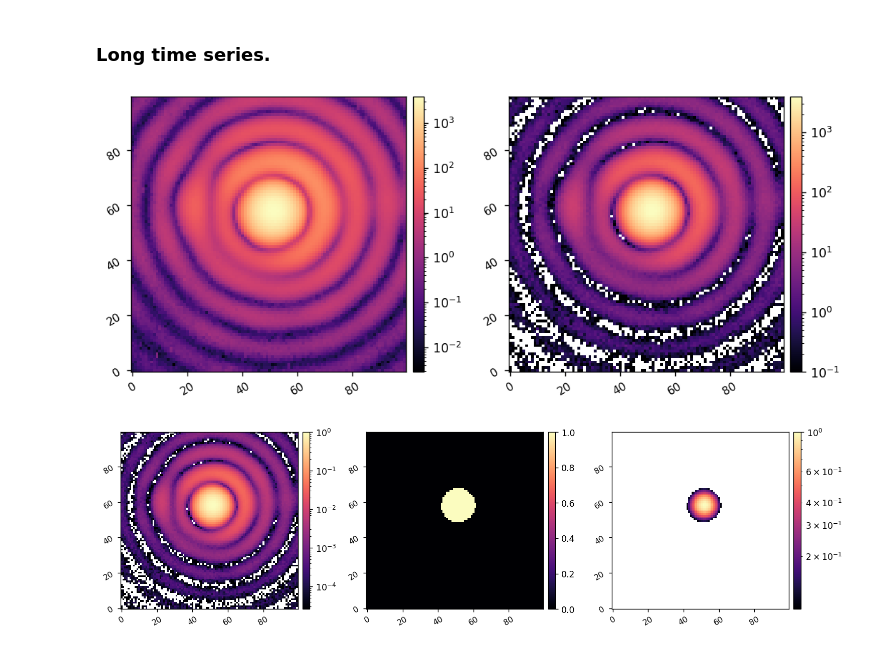
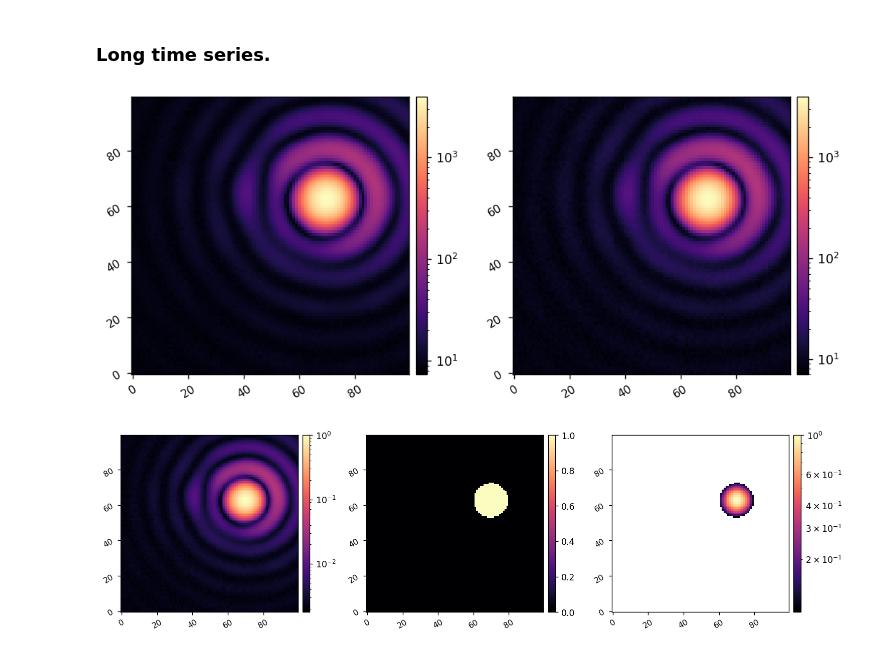
Before and after one commit to nick-lambert/fsm-exps, a Jupyter notebook: analyze_stability_with_enclosure.ipynb, the cells around one changed output. Drawn from its saved outputs; the diff is of its cells as text; code cells hidden in the pictures.

```diff
--- a/analyze_stability_with_enclosure.ipynb
+++ b/analyze_stability_with_enclosure.ipynb
@@ -243,18 +243,36 @@ plt.show()
 # %%
 # date = 20241118
 # data, hdr = utils.load_fits(f'data/drift/{date}_long_drift_data_fsm_on.fits', header=True)
-date = 20241119
-data, hdr = utils.load_fits(f'data/drift/{date}_long_drift_data_fsm_on_2.fits', header=True)
-data = np_array(data)
+# date = 20241119
+# data, hdr = utils.load_fits(f'data/drift/{date}_long_drift_data_fsm_on_2.fits', header=True)
+# data = np_array(data)
 
-N = hdr['NAXIS3']
-fps = hdr['FPS']
+# N = hdr['NAXIS3']
+# fps = hdr['FPS']
+# mean_frame = np.mean(data, axis=0)
+# imshow2(mean_frame, data[0], lognorm=True)
+
+# times = np.linspace(0, hdr['T_TOTAL'], data.shape[0])
+
+# date = 20241120
+# data_dict = utils.load_pickle(f'data/drift/{date}_long_drift_data_fsm_on.pkl')
+# data_dict = utils.load_pickle(f'data/drift/{date}_long_drift_data_fsm_on_2.pkl')
+
+date = 20241122
+data_dict = utils.load_pickle(f'data/drift/{date}_long_drift_data_fsm_on.pkl')
+# data_dict = utils.load_pickle(f'data/drift/{date}_long_drift_data_fsm_on_2.pkl')
+
+
+data = data_dict['FRAMES']
+fps = data_dict['FPS']
+
+N = data.shape[0]
 mean_frame = np.mean(data, axis=0)
 imshow2(mean_frame, data[0], lognorm=True)
 
-times = np.linspace(0, hdr['T_TOTAL'], data.shape[0])
+times = np.linspace(0, data_dict['TIME'], data.shape[0])
 # %% [output]
-[figure, old version]
+[figure, new version]
 # %%
 # shift_pix = []
 # for i in range(Nlong):
@@ -264,7 +282,7 @@ times = np.linspace(0, hdr['T_TOTAL'], data.shape[0])
 
 shift_pix = []
 cen_0 = utils.centroid(data[0].astype(float), thresh=thresh, plot=True)
-for i in range(Nshort):
+for i in range(N):
     cen = utils.centroid(data[i].astype(float), thresh=thresh, plot=0)
     shift = cen - cen_0
     shift_pix.append(shift)
@@ -273,7 +291,7 @@ shift_pix = np.array(shift_pix)
 shift_pix[:,0] = shift_pix[:,0] - np.mean(shift_pix[:,0])
 shift_pix[:,1] = shift_pix[:,1] - np.mean(shift_pix[:,1])
 # %% [output]
-[figure, old version]
+[figure, new version]
 # %%
 print(np.sqrt(np.mean(np.square(shift_pix[:, 0]))), np.sqrt(np.mean(np.square(shift_pix[:, 1]))))
 
```
Also changed, not shown: parts of 6 cells of this notebook, 4 other files.
